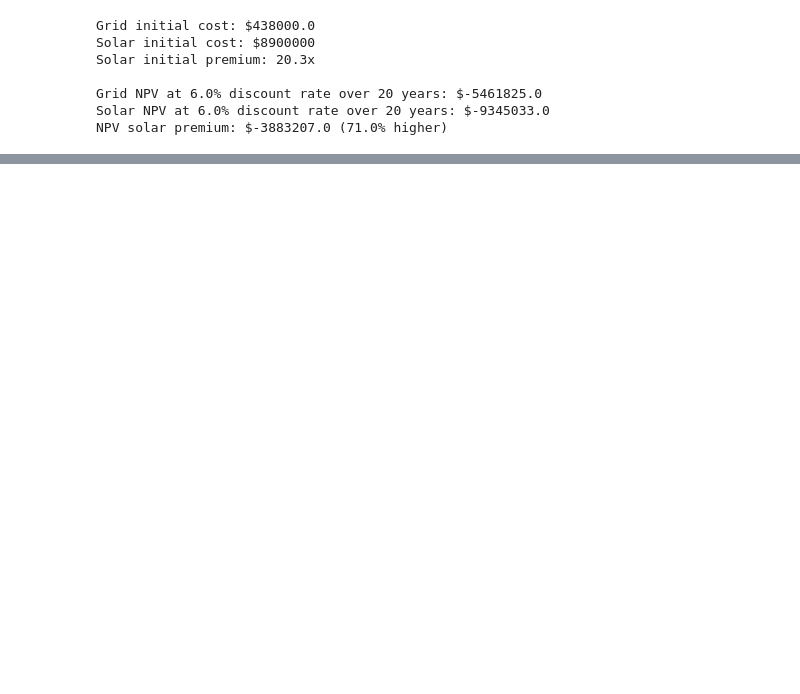
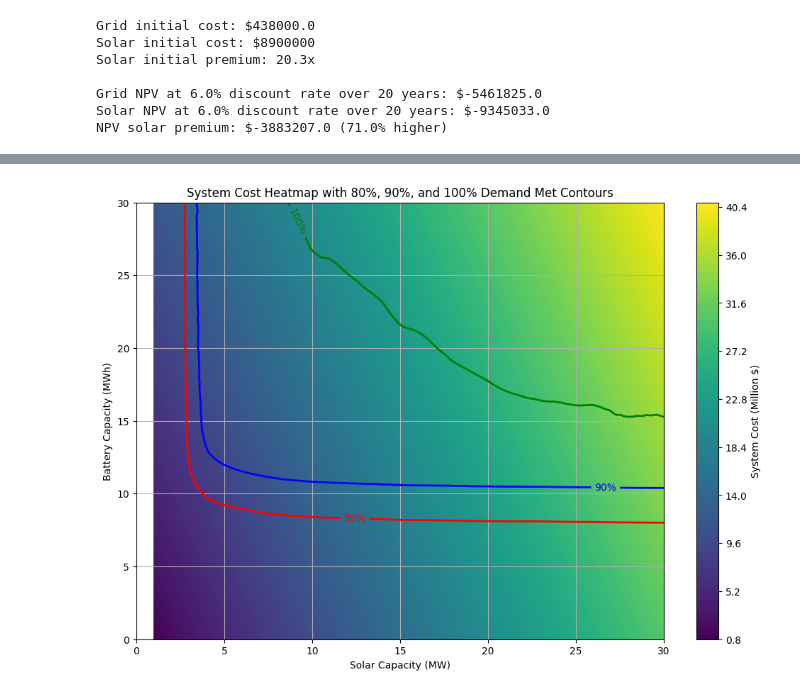
Before and after one commit to hausfath/datacenters, a Jupyter notebook: solar datacenter analysis.ipynb, the cells around one changed output, grey strips where cells are left out. Cells and saved outputs as stored; diff of their text form; code cells hidden in the pictures; blank space fills up the shorter version.

```diff
--- a/solar datacenter analysis.ipynb
+++ b/solar datacenter analysis.ipynb
@@ -96,10 +96,7 @@ def simulate_battery_operation(df, battery_capacity, initial_battery_charge, loa
 
 def process_solar_data(df, installed_capacity, battery_capacity, initial_battery_charge, load):
     """
-    Process solar data from a CSV file and return a dataframe with battery storage, curtailed solar, and unmet load.
-
     Parameters:
-    - file_path: Path to the CSV file containing solar generation data
     - installed_capacity: Solar installation capacity in MW
     - battery_capacity: Battery storage capacity in MWh
     - initial_battery_charge: Initial charge of the battery in MWh
@@ -117,13 +114,12 @@ def process_solar_data(df, installed_capacity, battery_capacity, initial_battery
     return df
 
 
-def find_all_solar_battery_combinations_with_cost(latitude, longitude, load, solar_range, battery_range, solar_cost_per_mw, battery_cost_per_mwh):
+def find_all_solar_battery_combinations_with_cost(latitude, longitude, load, solar_range, battery_range, solar_cost_per_mw, battery_cost_per_mwh, perf_target = 90):
     """
     Find all combinations of solar and battery capacity that meet the load for at least 90% of the year,
     and calculate the cost for each valid combination.
 
     Parameters:
-    - file_path: Path to the CSV file containing solar generation data
     - load: Constant load in MW to be met by solar and battery
     - solar_range: Tuple (min_solar_capacity, max_solar_capacity)
     - battery_range: Tuple (min_battery_capacity, max_battery_capacity)
@@ -161,7 +157,7 @@ def find_all_solar_battery_combinations_with_cost(latitude, longitude, load, sol
             performance = (total_hours - hours_with_unmet_load) / total_hours * 100
 
             # Check if this combination meets the 90% target
-            if performance >= 90:
+            if performance >= perf_target:
                 # Calculate the cost for this combination
                 total_cost = (solar_capacity * solar_cost_per_mw) + (battery_capacity * battery_cost_per_mwh)
                 valid_combinations.append((solar_capacity, battery_capacity, performance, total_cost))
@@ -172,15 +168,15 @@ def find_all_solar_battery_combinations_with_cost(latitude, longitude, load, sol
 latitude = 31.9
 longitude = -106.2
 
-#Yuma, AS
+#Yuma, AZ
 #latitude = 32.6
 #longitude = -114.7
 
 load = 1  # MW
-solar_range = (1, 30)  # MW
-battery_range = (0, 30)  # MWh
-solar_cost_per_mw = 1000*1000  # $/MW, assuming $1000/kW
-battery_cost_per_mwh = 350 * 1000  # $/MWh, assuming $250/kWh
+solar_range = (1, 20)  # MW
+battery_range = (0, 40)  # MWh
+solar_cost_per_mw = 1000 *1000  # $/MW, assuming $1000/kW
+battery_cost_per_mwh = 350 * 1000  # $/MWh, assuming $350/kWh
 
 valid_combinations_with_cost = find_all_solar_battery_combinations_with_cost(latitude, longitude, load, solar_range, battery_range, solar_cost_per_mw, battery_cost_per_mwh)
 
@@ -190,7 +186,7 @@ print("Valid Combinations (Solar Capacity, Battery Capacity, Performance %, Tota
 sorted_combinations = sorted(valid_combinations_with_cost, key=lambda x: x[3])
 
 # Print the sorted results
-for solar_capacity, battery_capacity, performance, total_cost in sorted_combinations:
+for solar_capacity, battery_capacity, performance, total_cost in sorted_combinations[0:20]:
     print(f"Solar: {solar_capacity} MW, Battery: {battery_capacity} MWh, Performance: {performance:.2f}%, Total Cost: ${total_cost:.2f}")
 # %% [output]
 Valid Combinations (Solar Capacity, Battery Capacity, Performance %, Total Cost $):
@@ -323,0 +246,64 @@ plot_all_combinations(latitude, longitude, load=1, solar_range=(2, 30), battery_
+# %%
+import numpy as np
+import matplotlib.pyplot as plt
+from scipy.interpolate import griddata
+import matplotlib.ticker as ticker
+
+
+valid_combinations_with_cost = find_all_solar_battery_combinations_with_cost(latitude, longitude, load, solar_range, battery_range, solar_cost_per_mw, battery_cost_per_mwh, perf_target=0)
+data = sorted(valid_combinations_with_cost, key=lambda x: x[3])
+
+# Extract data into arrays
+solar_capacities = np.array([item[0] for item in data])
+battery_capacities = np.array([item[1] for item in data])
+percentages = np.array([item[2] for item in data])
+costs = np.array([item[3] for item in data])
+
+# Convert costs to millions
+costs_in_millions = costs / 1e6
+
+# Create grid
+xi = np.linspace(0, 30, 300)
+yi = np.linspace(0, 30, 300)
+X, Y = np.meshgrid(xi, yi)
+
+# Interpolate data
+Z_cost = griddata(
+    (solar_capacities, battery_capacities), costs_in_millions, (X, Y), method='cubic'
+)
+Z_percentage = griddata(
+    (solar_capacities, battery_capacities), percentages, (X, Y), method='cubic'
+)
+
+# Handle NaN values in Z_cost and Z_percentage
+Z_cost = np.ma.array(Z_cost, mask=np.isnan(Z_cost))
+Z_percentage = np.ma.array(Z_percentage, mask=np.isnan(Z_percentage))
+
+# Plot
+plt.figure(figsize=(12, 8))
+
+# Plot the heatmap for cost in millions
+cp = plt.contourf(X, Y, Z_cost, levels=100, cmap='viridis')
+color_bar = plt.colorbar(cp, label='System Cost (Million $)')
+
+# Optional: Format colorbar ticks
+color_bar.ax.yaxis.set_major_formatter(ticker.FormatStrFormatter('%.1f'))
+
+# Define contour levels for percentage of demand met
+contour_levels = [80, 90, 99.9]
+
+# Overlay contour lines for specified percentages
+CS = plt.contour(X, Y, Z_percentage, levels=contour_levels, colors=['red', 'blue', 'green'], linewidths=2)
+plt.clabel(CS, inline=True, fontsize=10, fmt='%1.0f%%')
+
+# Labels and title
+plt.xlabel('Solar Capacity (MW)')
+plt.ylabel('Battery Capacity (MWh)')
+plt.title('System Cost Heatmap with 80%, 90%, and 100% Demand Met Contours')
+plt.xlim(0, 30)
+plt.ylim(0, 30)
+plt.grid(True)
+
+plt.show()
+# %% [output]
+[figure, added]
```
Also changed, not shown: parts of 5 cells of this notebook.
